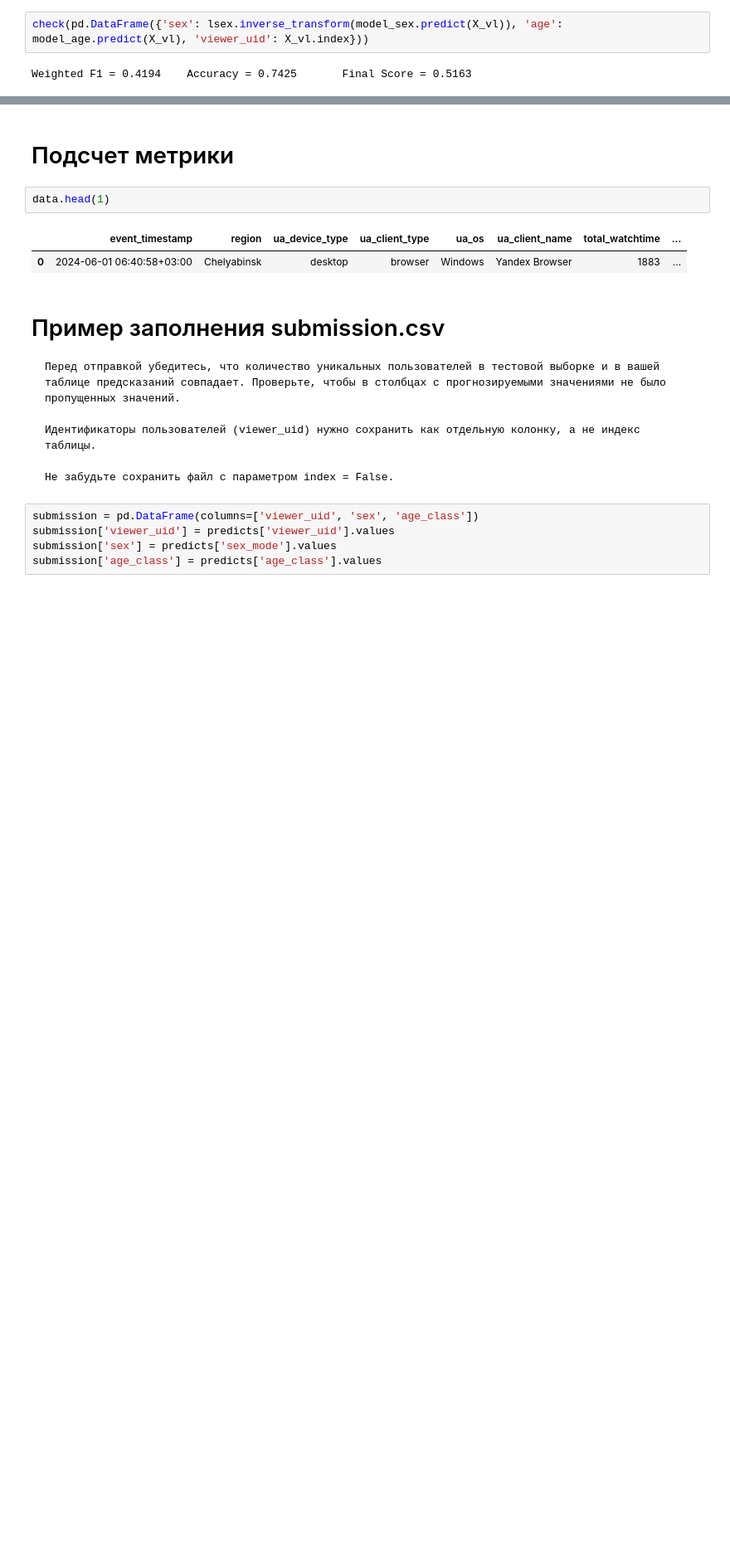
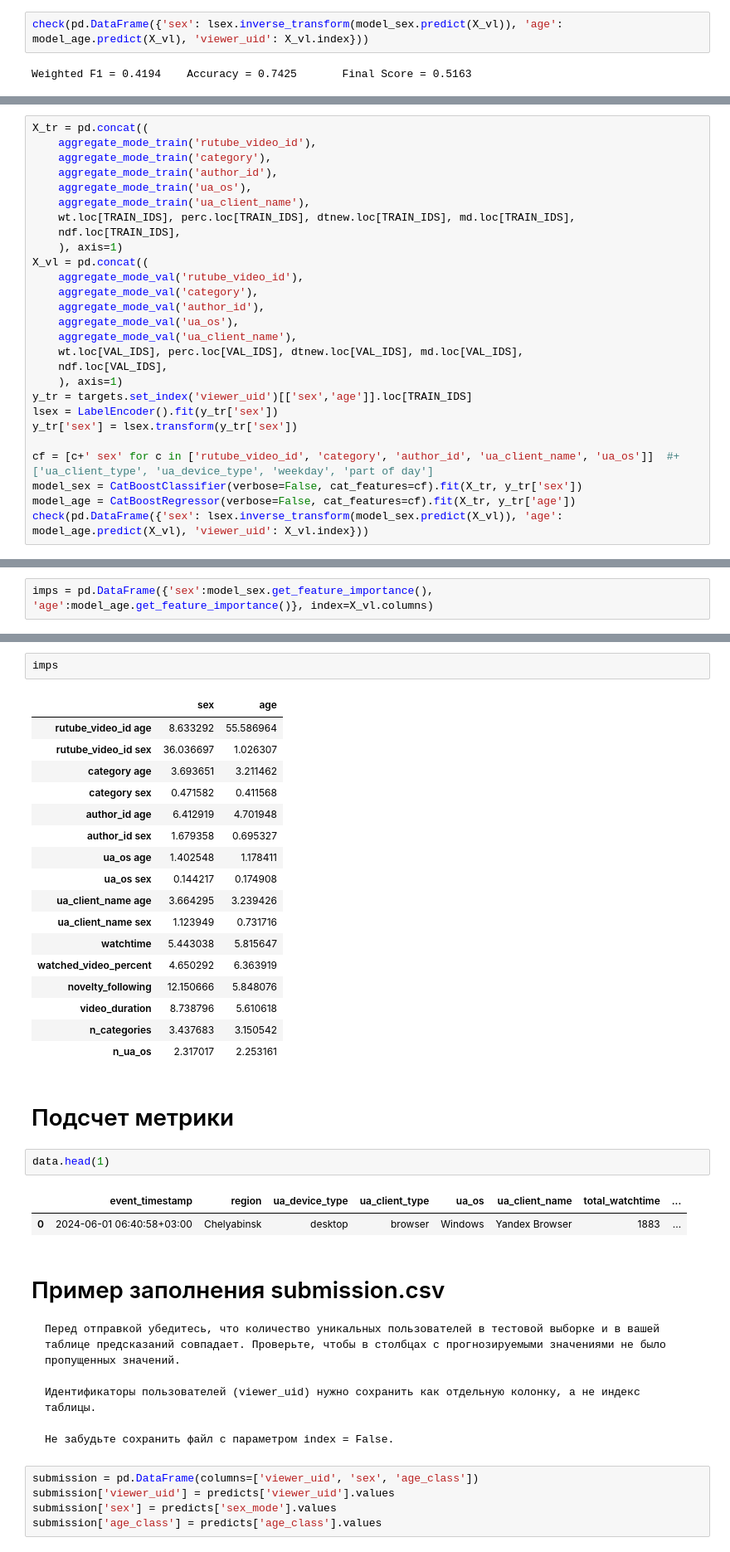
Before and after one commit to Ronningen/hack_socdemoimp, a Jupyter notebook: CatBoost.ipynb, the cells around one changed output, grey strips where cells are left out. Shown at 83% size. Cells and saved outputs as stored; diff of their text form; blank space fills up the shorter version.

```diff
--- a/CatBoost.ipynb
+++ b/CatBoost.ipynb
@@ -324,0 +365,27 @@ Weighted F1 = 0.4194    Accuracy = 0.7425       Final Score = 0.5163
+# %%
+X_tr = pd.concat((
+    aggregate_mode_train('rutube_video_id'),
+    aggregate_mode_train('category'),
+    aggregate_mode_train('author_id'),
+    aggregate_mode_train('ua_os'),
+    aggregate_mode_train('ua_client_name'),
+    wt.loc[TRAIN_IDS], perc.loc[TRAIN_IDS], dtnew.loc[TRAIN_IDS], md.loc[TRAIN_IDS],
+    ndf.loc[TRAIN_IDS],
+    ), axis=1)
+X_vl = pd.concat((
+    aggregate_mode_val('rutube_video_id'),
+    aggregate_mode_val('category'),
+    aggregate_mode_val('author_id'),
+    aggregate_mode_val('ua_os'),
+    aggregate_mode_val('ua_client_name'),
+    wt.loc[VAL_IDS], perc.loc[VAL_IDS], dtnew.loc[VAL_IDS], md.loc[VAL_IDS],
+    ndf.loc[VAL_IDS],
+    ), axis=1)
+y_tr = targets.set_index('viewer_uid')[['sex','age']].loc[TRAIN_IDS]
+lsex = LabelEncoder().fit(y_tr['sex'])
+y_tr['sex'] = lsex.transform(y_tr['sex'])
+
+cf = [c+' sex' for c in ['rutube_video_id', 'category', 'author_id', 'ua_client_name', 'ua_os']]  #+ ['ua_client_type', 'ua_device_type', 'weekday', 'part of day']
+model_sex = CatBoostClassifier(verbose=False, cat_features=cf).fit(X_tr, y_tr['sex'])
+model_age = CatBoostRegressor(verbose=False, cat_features=cf).fit(X_tr, y_tr['age'])
+check(pd.DataFrame({'sex': lsex.inverse_transform(model_sex.predict(X_vl)), 'age': model_age.predict(X_vl), 'viewer_uid': X_vl.index}))
@@ -324,0 +394,2 @@ Weighted F1 = 0.4194    Accuracy = 0.7425       Final Score = 0.5163
+# %%
+imps = pd.DataFrame({'sex':model_sex.get_feature_importance(), 'age':model_age.get_feature_importance()}, index=X_vl.columns)
@@ -325,3 +405,23 @@ Weighted F1 = 0.4194    Accuracy = 0.7425       Final Score = 0.5163
+# %%
+imps
+# %% [output]
+|  | sex | age |
+| rutube_video_id age | 8.633292 | 55.586964 |
+| rutube_video_id sex | 36.036697 | 1.026307 |
+| category age | 3.693651 | 3.211462 |
+| category sex | 0.471582 | 0.411568 |
+| author_id age | 6.412919 | 4.701948 |
+| author_id sex | 1.679358 | 0.695327 |
+| ua_os age | 1.402548 | 1.178411 |
+| ua_os sex | 0.144217 | 0.174908 |
+| ua_client_name age | 3.664295 | 3.239426 |
+| ua_client_name sex | 1.123949 | 0.731716 |
+| watchtime | 5.443038 | 5.815647 |
+| watched_video_percent | 4.650292 | 6.363919 |
+| novelty_following | 12.150666 | 5.848076 |
+| video_duration | 8.738796 | 5.610618 |
+| n_categories | 3.437683 | 3.150542 |
+| n_ua_os | 2.317017 | 2.253161 |
 # %% [markdown]
 # Подсчет метрики
 # %%
```
Also changed, not shown: parts of 7 cells of this notebook.
